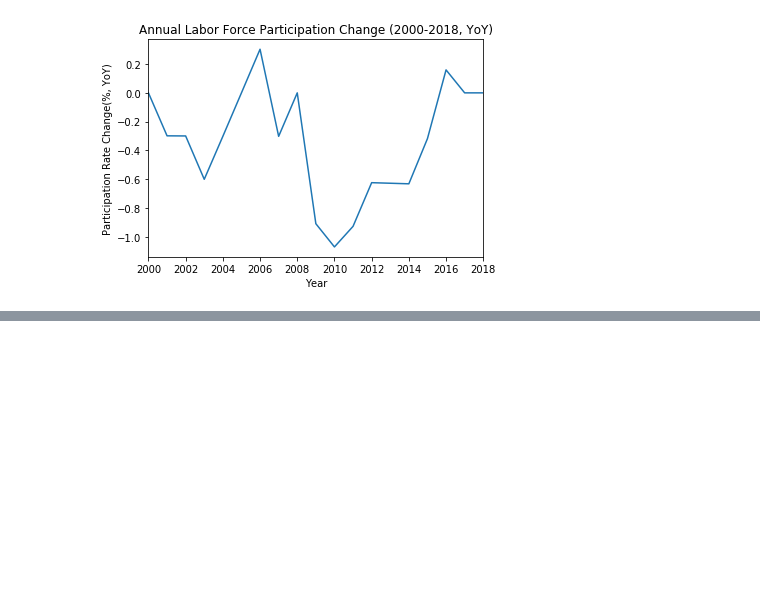
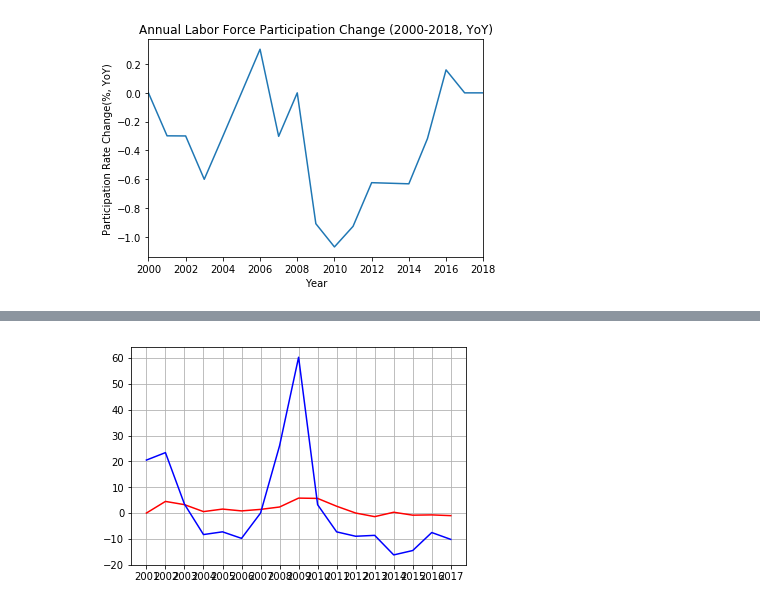
Before and after one commit to grahamb001/Project1, a Jupyter notebook: Combined Enrollment, Employment, and Completion Code.ipynb, the cells around one changed output, grey strips where cells are left out. Cells and saved outputs as stored; diff of their text form; code cells hidden in the pictures; blank space fills up the shorter version.

Commit message:
Layered unemployment with enrollment 1251pm

```diff
--- a/Combined Enrollment, Employment, and Completion Code.ipynb
+++ b/Combined Enrollment, Employment, and Completion Code.ipynb
@@ -647,3 +647,7 @@ plt.show()
 [figure]
 [figure]
 [figure]
+# %%
+#remove 2000 and 2018 data from employment graph so that we can layer the plots
+employ01to17_df = employment_df.drop(employment_df.index[[0,18]])
+employ01to17_df.head()
@@ -649,0 +661,12 @@ plt.show()
+# %%
+y = ["2001", "2002", "2003", "2004", "2005", "2006", "2007", "2008", "2009", "2010", "2011", "2012", "2013", "2014", "2015", "2016", "2017"]
+a = enrollmentByYear["Enrollment Annual Rate of Change"]
+b = employ01to17_df["Unemployment Annual Rate of Change"]
+
+
+plt.plot(y, a, 'r') # plotting t, a separately
+plt.plot(y, b, 'b') # plotting t, b separately
+plt.grid()
+plt.show()
+# %% [output]
+[figure, added]
```
Also changed, not shown: parts of 1 cell of this notebook.
